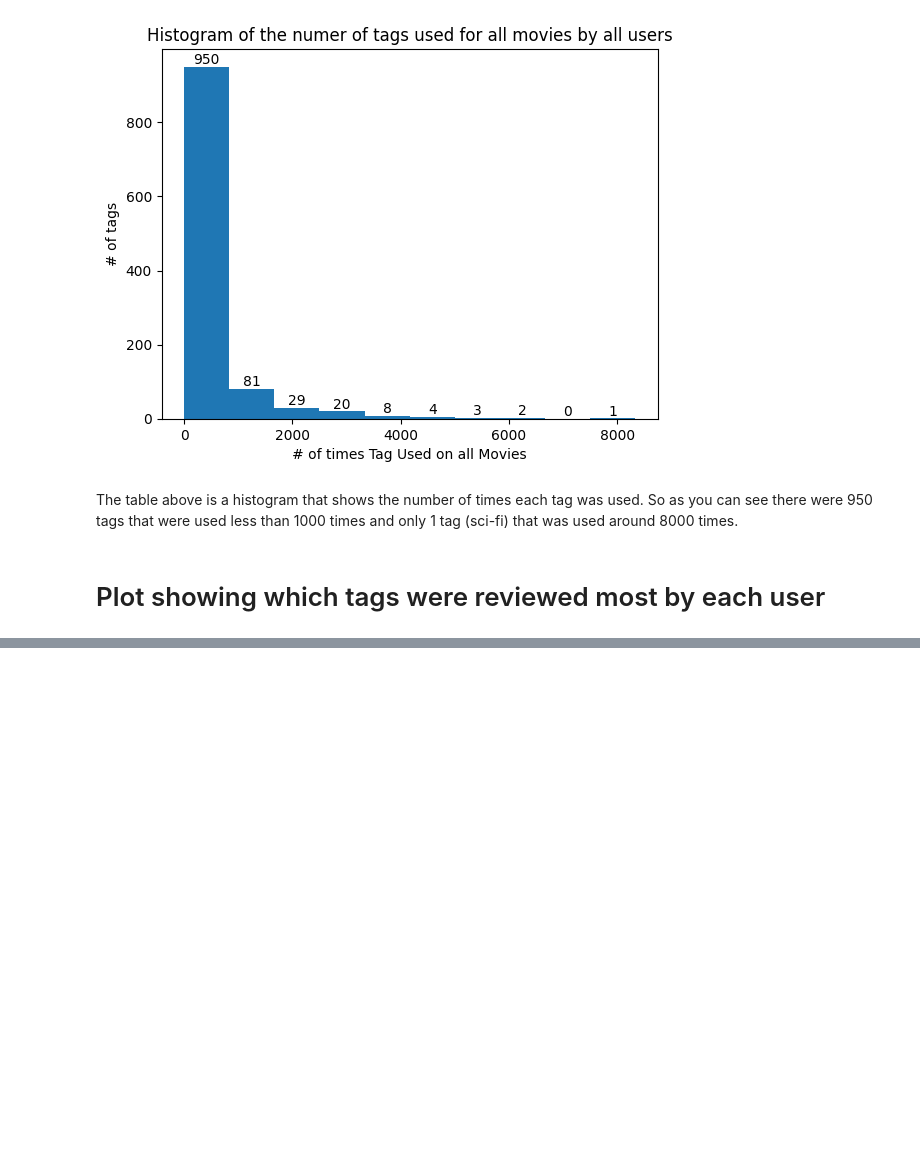
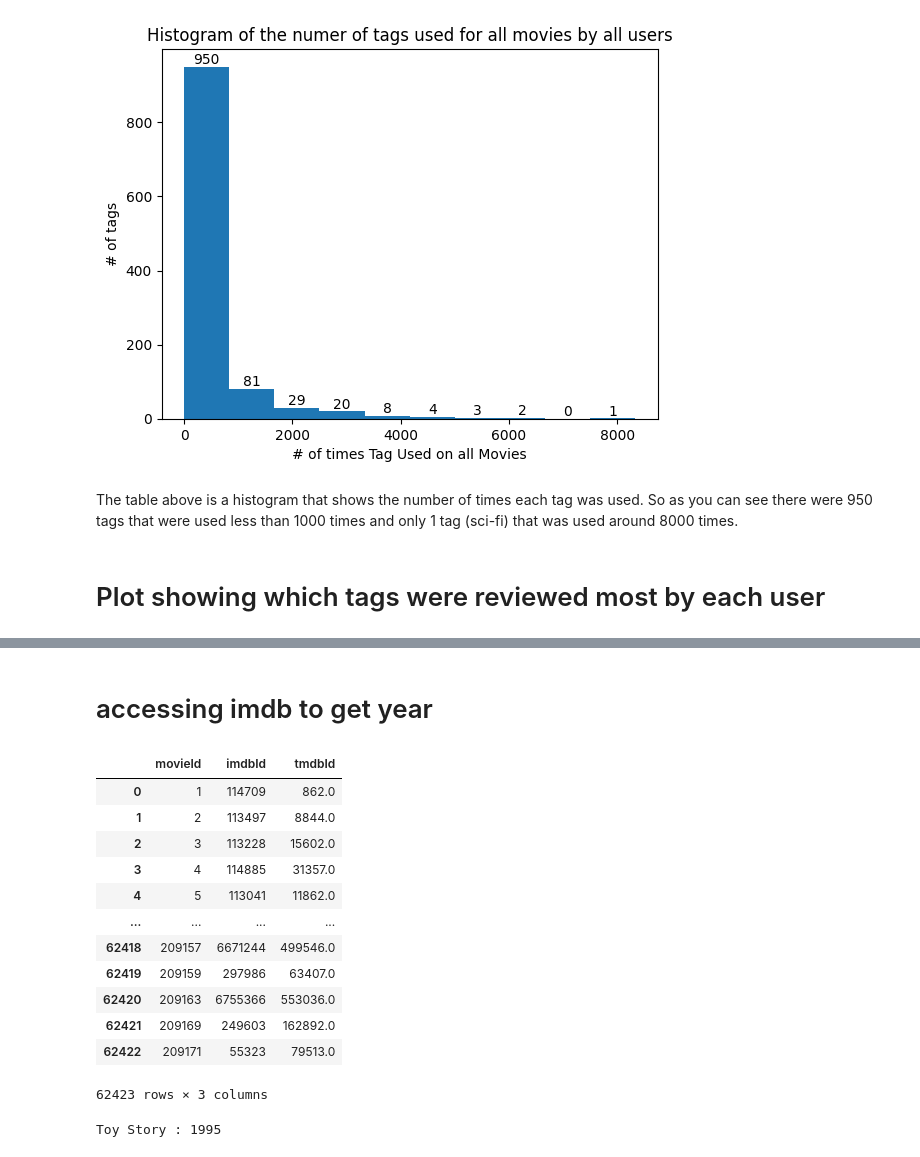
Before and after one commit to rkbhkp/Movie-Recomendation-with-ML, a Jupyter notebook: Milestone_2.ipynb, the cells around one changed output, grey strips where cells are left out. Cells and saved outputs as stored; diff of their text form; code cells hidden in the pictures; blank space fills up the shorter version.

```diff
--- a/Milestone_2.ipynb
+++ b/Milestone_2.ipynb
@@ -431,0 +486,37 @@ q = """SELECT gt.tag as gtTag, gt.tagid, t.tag
+# %% [markdown]
+# accessing imdb to get year
+# %%
+links
+# %% [output]
+|  | movieId | imdbId | tmdbId |
+| 0 | 1 | 114709 | 862.0 |
+| 1 | 2 | 113497 | 8844.0 |
+| 2 | 3 | 113228 | 15602.0 |
+| 3 | 4 | 114885 | 31357.0 |
+| 4 | 5 | 113041 | 11862.0 |
+| ... | ... | ... | ... |
+| 62418 | 209157 | 6671244 | 499546.0 |
+| 62419 | 209159 | 297986 | 63407.0 |
+| 62420 | 209163 | 6755366 | 553036.0 |
+| 62421 | 209169 | 249603 | 162892.0 |
+| 62422 | 209171 | 55323 | 79513.0 |
+62423 rows × 3 columns
+# %%
+# Install this for this to work: pip install imdbpy
+
+# importing the module
+import imdb
+
+# creating instance of IMDb
+ia = imdb.IMDb()
+
+# getting the movie with id
+search = ia.get_movie("114709")
+
+# getting movie year
+year = search['year']
+
+# printing movie name and year
+print(search['title'] + " : " + str(year))
+# %% [output]
+Toy Story : 1995
```
Also changed, not shown: parts of 10 cells of this notebook.
